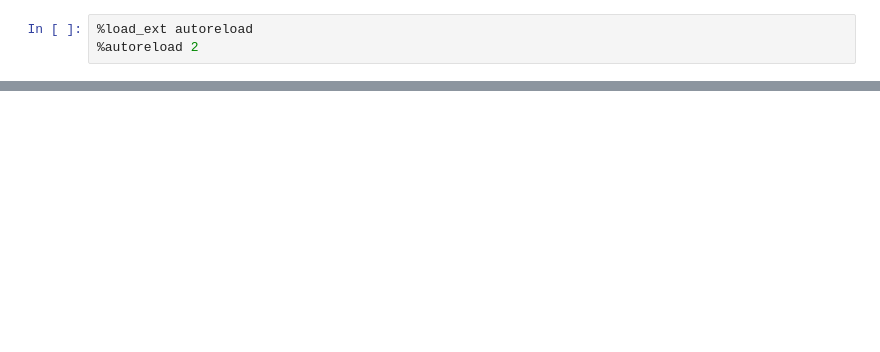
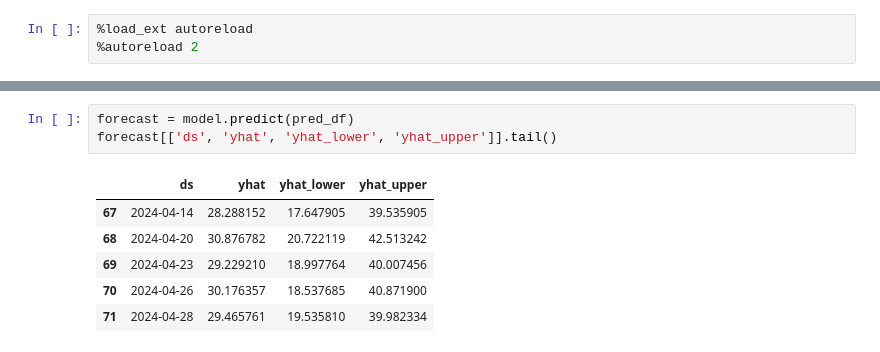
Before and after one commit to samharshe/TBN, a Jupyter notebook: scratch.ipynb, the cells around one changed output, grey strips where cells are left out. Saved outputs shown, nothing was run; the diff lists cells and outputs as text; blank space fills up the shorter version.

```diff
--- a/scratch.ipynb
+++ b/scratch.ipynb
@@ -84,0 +31,10 @@ Run summary:
+# %%
+forecast = model.predict(pred_df)
+forecast[['ds', 'yhat', 'yhat_lower', 'yhat_upper']].tail()
+# %% [output]
+|  | ds | yhat | yhat_lower | yhat_upper |
+| 67 | 2024-04-14 | 28.288152 | 17.647905 | 39.535905 |
+| 68 | 2024-04-20 | 30.876782 | 20.722119 | 42.513242 |
+| 69 | 2024-04-23 | 29.229210 | 18.997764 | 40.007456 |
+| 70 | 2024-04-26 | 30.176357 | 18.537685 | 40.871900 |
+| 71 | 2024-04-28 | 29.465761 | 19.535810 | 39.982334 |
```
Also changed, not shown: parts of 12 cells of this notebook.
